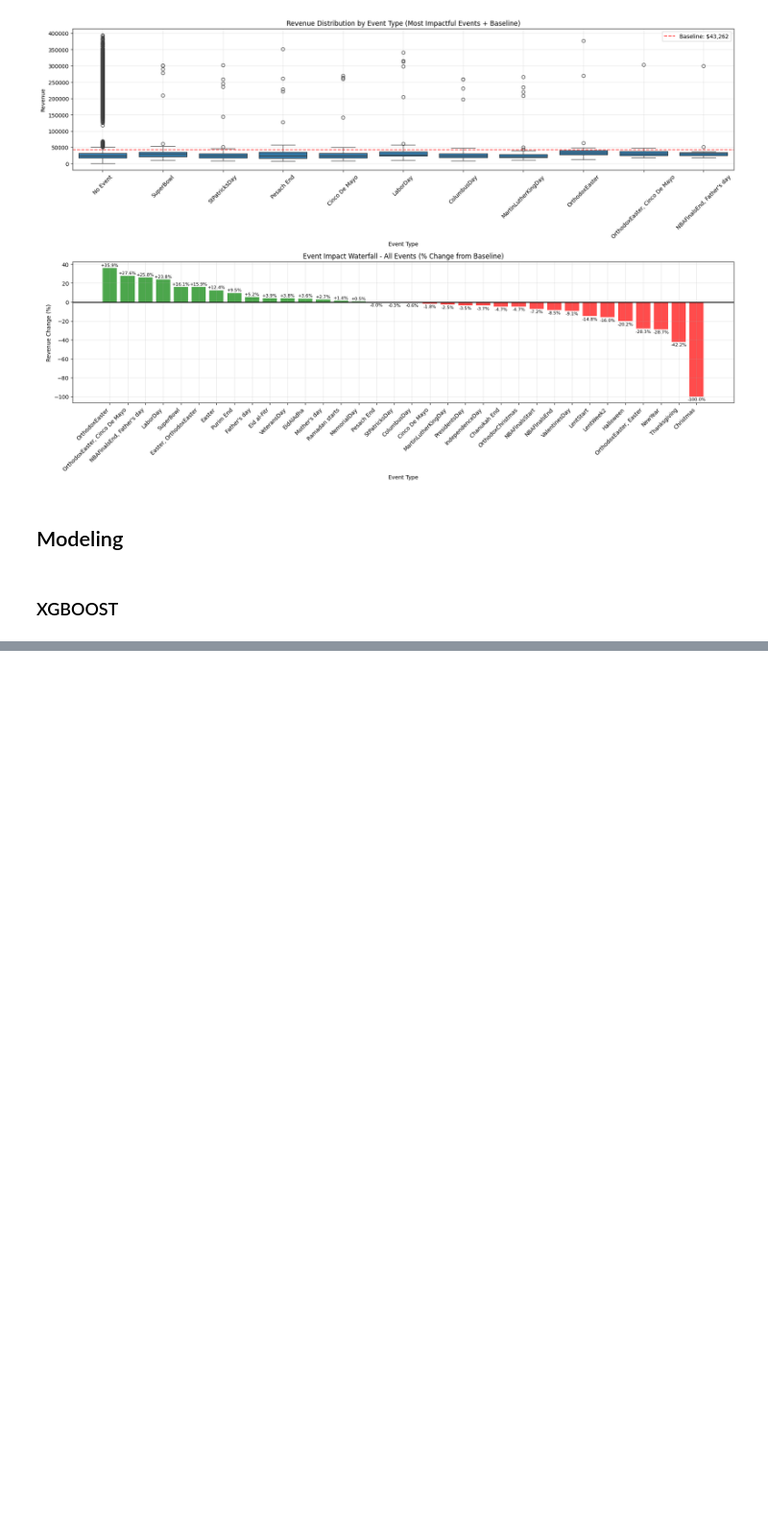
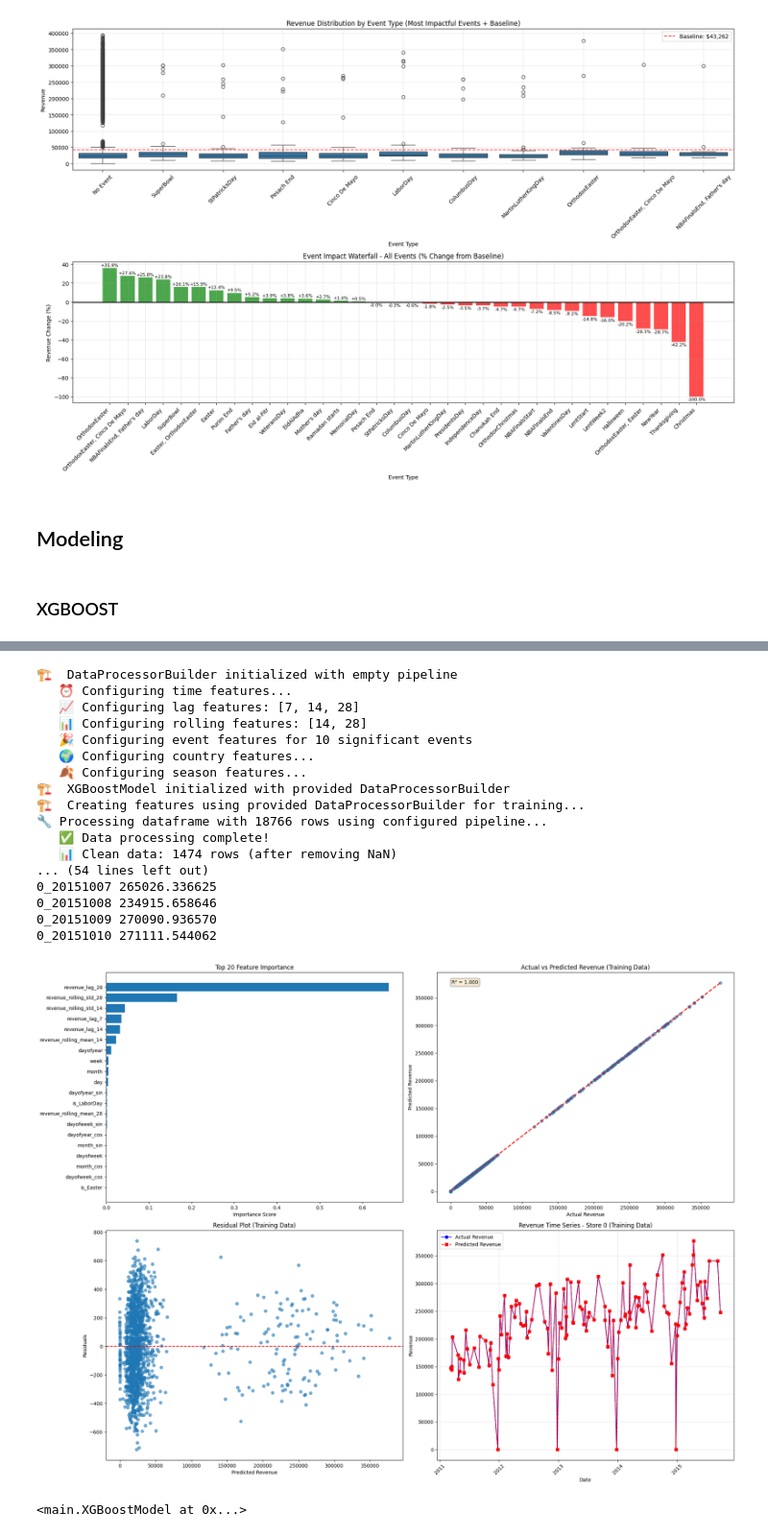
Before and after one commit to erel213/advance-machine-learning, a Jupyter notebook: final-project/final_project.ipynb, the cells around one changed output, grey strips where cells are left out. Shown at 96% size. Drawn from its saved outputs; the diff is of its cells as text; code cells hidden in the pictures; blank space fills up the shorter version.

Commit message:
extract model and utils to main.py

```diff
--- a/final-project/final_project.ipynb
+++ b/final-project/final_project.ipynb
@@ -717,0 +356,52 @@ plot_model_results(gb_model, feature_importance, test_results, processed_data)
+# %%
+from main import XGBoostModel, DataProcessorBuilder
+import matplotlib.pyplot as plt
+
+# Ensure matplotlib displays plots inline in Jupyter
+%matplotlib inline
+
+TOP_SIGNIFICANT_EVENTS = [
+    'OrthodoxEaster',
+    'OrthodoxEaster, Cinco De Mayo',
+    'NBAFinalsEnd, Father\'s day',
+    'LaborDay',
+    'SuperBowl',
+    'Easter, OrthodoxEaster',
+    'Easter',
+    'Purim End',
+    'Father\'s day',
+    'Eid al-Fitr'
+]
+data_processor = (DataProcessorBuilder()
+    .add_time_features()
+    .add_lag_features(lags=[7, 14, 28])
+    .add_rolling_features(windows=[14, 28])
+    .add_event_features(significant_events=TOP_SIGNIFICANT_EVENTS)
+    .add_country_features()
+    .add_season_features()
+)
+
+model = XGBoostModel(df, data_processor)
+model.train_gradient_boosting_model(df)
+model.evaluate_model_performance(df)
+model.plot_model_results()
+# %% [output]
+🏗️  DataProcessorBuilder initialized with empty pipeline
+   ⏰ Configuring time features...
+   📈 Configuring lag features: [7, 14, 28]
+   📊 Configuring rolling features: [14, 28]
+   🎉 Configuring event features for 10 significant events
+   🌍 Configuring country features...
+   🍂 Configuring season features...
+🏗️  XGBoostModel initialized with provided DataProcessorBuilder
+🏗️  Creating features using provided DataProcessorBuilder for training...
+🔧 Processing dataframe with 18766 rows using configured pipeline...
+   ✅ Data processing complete!
+   📊 Clean data: 1474 rows (after removing NaN)
+... (54 lines left out)
+0_20151007 265026.336625
+0_20151008 234915.658646
+0_20151009 270090.936570
+0_20151010 271111.544062
+[figure, added]
+<main.XGBoostModel at 0x...>
```
Also changed, not shown: parts of 2 cells of this notebook, 2 other files.
